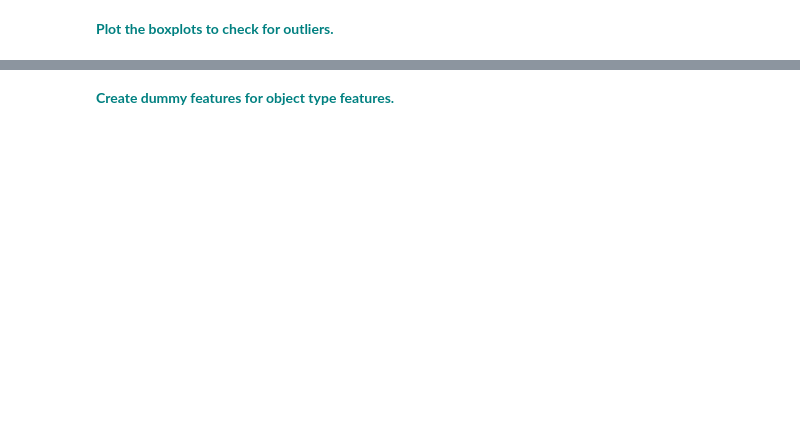
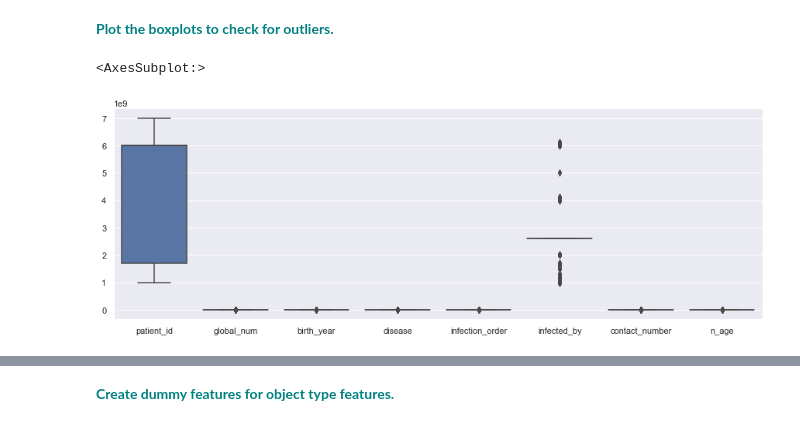
Before and after one commit to VictoriaS7/Springboard2021, a Jupyter notebook: RandomForest Covid Case Study/RandomForest_casestudy_covid19.ipynb, the cells around one changed output, grey strips where cells are left out. Drawn from its saved outputs; the diff is of its cells as text; code cells hidden in the pictures; blank space fills up the shorter version.

```diff
--- a/RandomForest Covid Case Study/RandomForest_casestudy_covid19.ipynb
+++ b/RandomForest Covid Case Study/RandomForest_casestudy_covid19.ipynb
@@ -266,2 +403,9 @@ vn
 # %% [markdown]
 **<font color='teal'> Plot the boxplots to check for outliers. </font>**
+# %%
+sns.set()
+plt.figure(figsize=(15,5))
+sns.boxplot(data=df)
+# %% [output]
+<AxesSubplot:>
+[figure, added]
```
Also changed, not shown: parts of 31 cells of this notebook, 2 other files.
